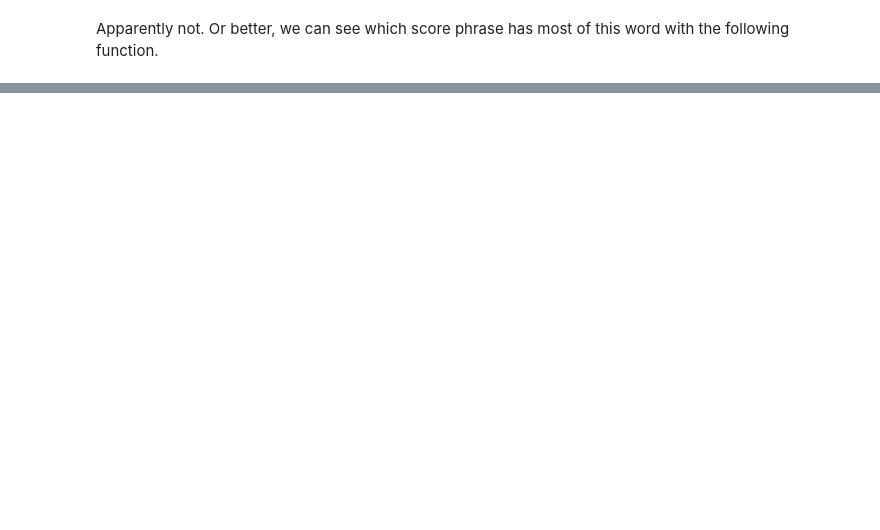
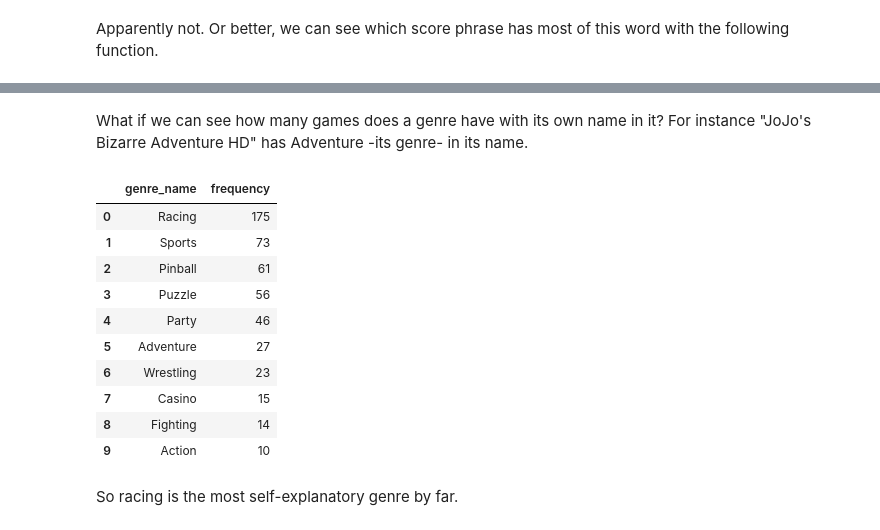
Before and after one commit to unalakunal/game-names, a Jupyter notebook: words-from-game-titles.ipynb, the cells around one changed output, grey strips where cells are left out. Cells and saved outputs as stored; diff of their text form; code cells hidden in the pictures; blank space fills up the shorter version.

```diff
--- a/words-from-game-titles.ipynb
+++ b/words-from-game-titles.ipynb
@@ -231,0 +223,28 @@ for k in racing.keys():
+# %% [markdown]
+What if we can see how many games does a genre have with its own name in it? For instance "JoJo's Bizarre Adventure HD" has Adventure -its genre- in its name.
+# %%
+# game names with their genres' name in it
+genre_types = data["genre"].unique()
+genre_war_counts = []
+for genre_name in genre_types:
+    if type(genre_name) is float:
+        continue
+    count = word_occurences([genre_name.lower()],[("genre", genre_name)])
+    genre_war_counts.append((genre_name, count.values()[0]))
+genre_war_counts = sorted(genre_war_counts, key=lambda x : x[1], reverse=True)
+genre_war_data = pd.DataFrame.from_records(genre_war_counts, columns=("genre_name", "frequency"))
+genre_war_data[:10]
+# %% [output]
+|  | genre_name | frequency |
+| 0 | Racing | 175 |
+| 1 | Sports | 73 |
+| 2 | Pinball | 61 |
+| 3 | Puzzle | 56 |
+| 4 | Party | 46 |
+| 5 | Adventure | 27 |
+| 6 | Wrestling | 23 |
+| 7 | Casino | 15 |
+| 8 | Fighting | 14 |
+| 9 | Action | 10 |
+# %% [markdown]
+So racing is the most self-explanatory genre by far.
```
Also changed, not shown: parts of 17 cells of this notebook.
